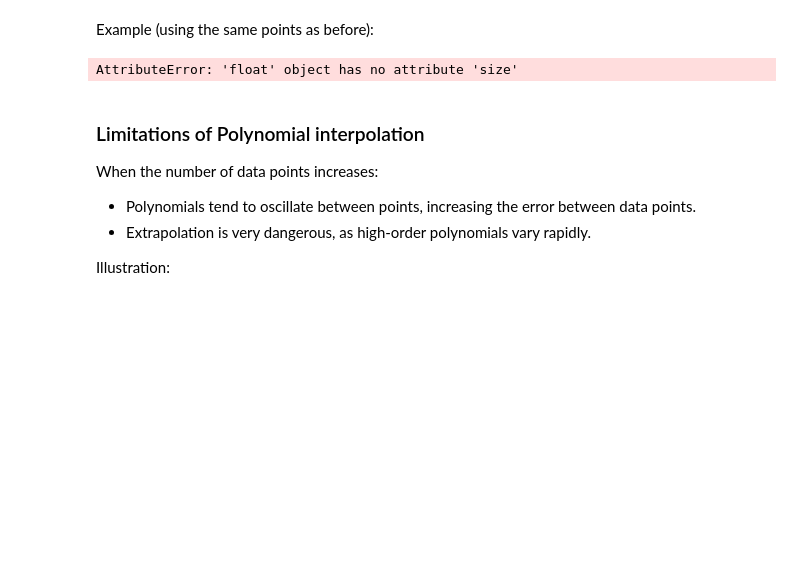
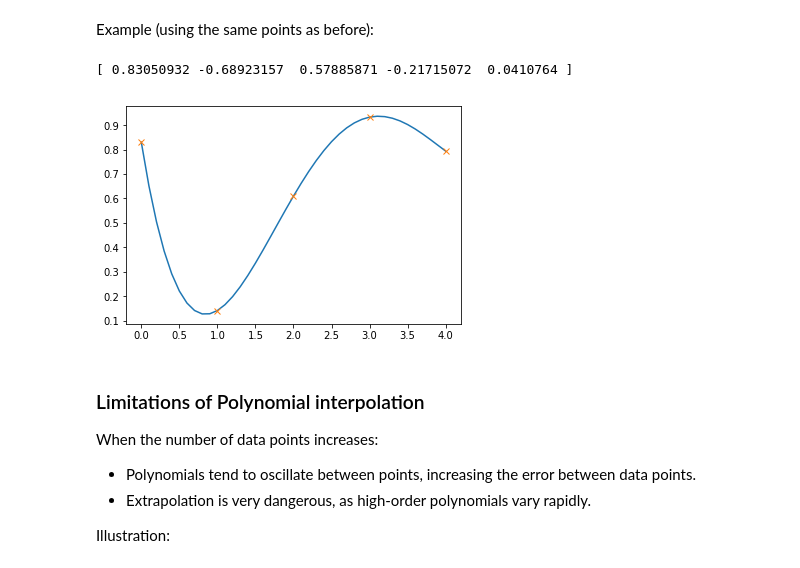
Before and after one commit to tgteacher/numerical-methods, a Jupyter notebook: notebooks/Chapter3.ipynb, the cells around one changed output. Saved outputs shown, nothing was run; the diff lists cells and outputs as text; code cells hidden in the pictures; blank space fills up the shorter version.

```diff
--- a/notebooks/Chapter3.ipynb
+++ b/notebooks/Chapter3.ipynb
@@ -313,18 +313,18 @@ def newton_coeffs(x_data, y_data):
 # %% [markdown]
 Example (using the same points as before):
 # %%
-a = newton_coeffs(x, y)
-print(a)
+a = newton_coeffs(x_data, y_data)
 yfine = zeros(xfine.size)
 for i in range(xfine.size):
-    yfine[i] = eval_poly_newton(a, x, xfine[i])
+    yfine[i] = eval_poly_newton(a, x_data, xfine[i])
 
 # Plot
 from matplotlib import pyplot as plt
-plt.plot(xfine, yfine, '-', x, y, 'x')
+plt.plot(xfine, yfine, '-', x_data, y_data, 'x')
 plt.show()
 # %% [output]
-AttributeError: 'float' object has no attribute 'size'
+[ 0.83050932 -0.68923157  0.57885871 -0.21715072  0.0410764 ]
+[figure, added]
 # %% [markdown]
 ### Limitations of Polynomial interpolation
 
```
Also changed, not shown: parts of 1 cell of this notebook, 3 other files.
